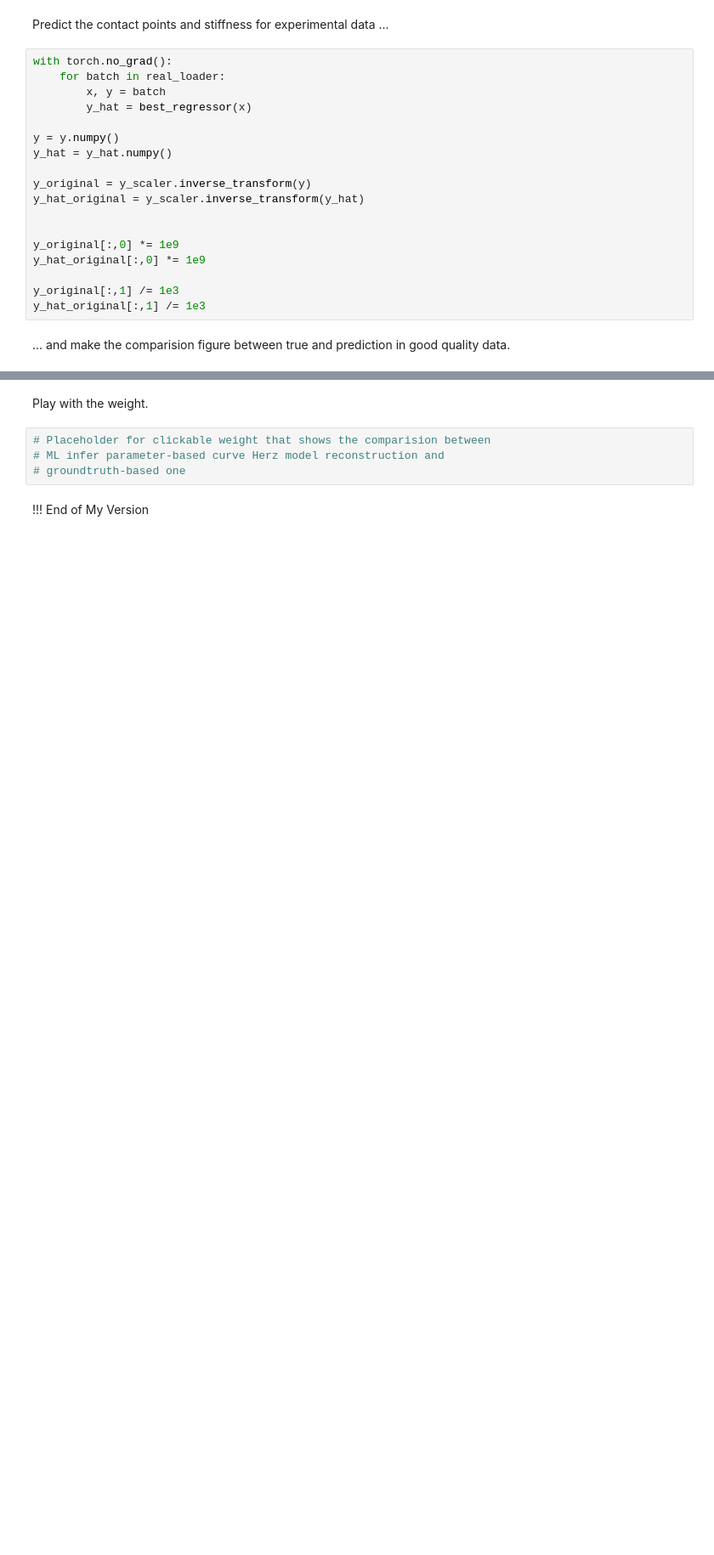
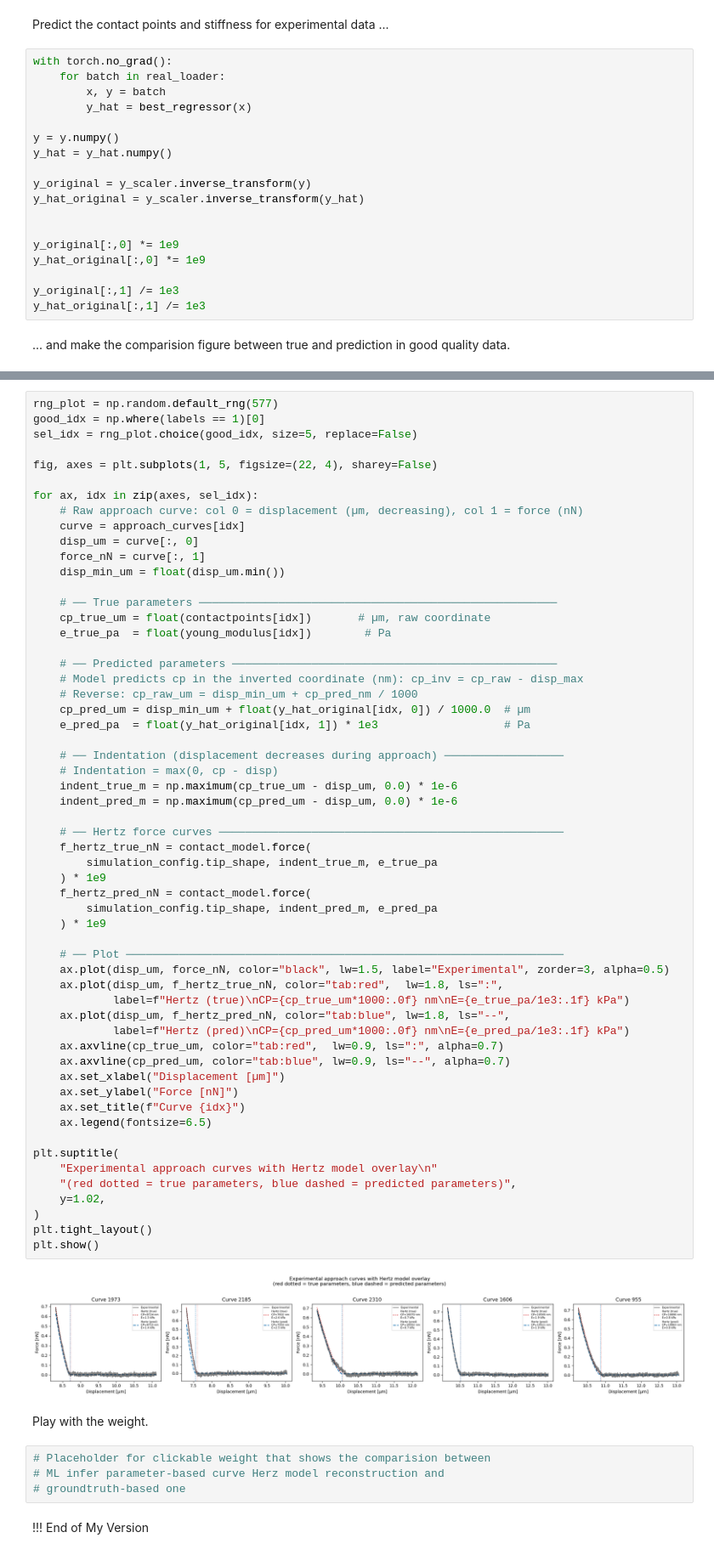
Before and after one commit to DeepTrackAI/ASAP, a Jupyter notebook: tutorials/EST/Part_3_AFM_simulation_draft_formatted.ipynb, the cells around one changed output, grey strips where cells are left out. Shown at 85% size. Cells and saved outputs as stored; diff of their text form; blank space fills up the shorter version.

```diff
--- a/tutorials/EST/Part_3_AFM_simulation_draft_formatted.ipynb
+++ b/tutorials/EST/Part_3_AFM_simulation_draft_formatted.ipynb
@@ -1700,3 +1722,62 @@ plt.show()
+# %%
+rng_plot = np.random.default_rng(577)
+good_idx = np.where(labels == 1)[0]
+sel_idx = rng_plot.choice(good_idx, size=5, replace=False)
+
+fig, axes = plt.subplots(1, 5, figsize=(22, 4), sharey=False)
+
+for ax, idx in zip(axes, sel_idx):
+    # Raw approach curve: col 0 = displacement (µm, decreasing), col 1 = force (nN)
+    curve = approach_curves[idx]
+    disp_um = curve[:, 0]
+    force_nN = curve[:, 1]
+    disp_min_um = float(disp_um.min())
+
+    # ── True parameters ──────────────────────────────────────────────────────
+    cp_true_um = float(contactpoints[idx])       # µm, raw coordinate
+    e_true_pa  = float(young_modulus[idx])        # Pa
+
+    # ── Predicted parameters ─────────────────────────────────────────────────
+    # Model predicts cp in the inverted coordinate (nm): cp_inv = cp_raw - disp_max
+    # Reverse: cp_raw_um = disp_min_um + cp_pred_nm / 1000
+    cp_pred_um = disp_min_um + float(y_hat_original[idx, 0]) / 1000.0  # µm
+    e_pred_pa  = float(y_hat_original[idx, 1]) * 1e3                   # Pa
+
+    # ── Indentation (displacement decreases during approach) ──────────────────
+    # Indentation = max(0, cp - disp)
+    indent_true_m = np.maximum(cp_true_um - disp_um, 0.0) * 1e-6
+    indent_pred_m = np.maximum(cp_pred_um - disp_um, 0.0) * 1e-6
+
+    # ── Hertz force curves ────────────────────────────────────────────────────
+    f_hertz_true_nN = contact_model.force(
+        simulation_config.tip_shape, indent_true_m, e_true_pa
+    ) * 1e9
+    f_hertz_pred_nN = contact_model.force(
+        simulation_config.tip_shape, indent_pred_m, e_pred_pa
+    ) * 1e9
+
+    # ── Plot ──────────────────────────────────────────────────────────────────
+    ax.plot(disp_um, force_nN, color="black", lw=1.5, label="Experimental", zorder=3, alpha=0.5)
+    ax.plot(disp_um, f_hertz_true_nN, color="tab:red",  lw=1.8, ls=":",
+            label=f"Hertz (true)\nCP={cp_true_um*1000:.0f} nm\nE={e_true_pa/1e3:.1f} kPa")
+    ax.plot(disp_um, f_hertz_pred_nN, color="tab:blue", lw=1.8, ls="--",
+            label=f"Hertz (pred)\nCP={cp_pred_um*1000:.0f} nm\nE={e_pred_pa/1e3:.1f} kPa")
+    ax.axvline(cp_true_um, color="tab:red",  lw=0.9, ls=":", alpha=0.7)
+    ax.axvline(cp_pred_um, color="tab:blue", lw=0.9, ls="--", alpha=0.7)
+    ax.set_xlabel("Displacement [µm]")
+    ax.set_ylabel("Force [nN]")
+    ax.set_title(f"Curve {idx}")
+    ax.legend(fontsize=6.5)
+
+plt.suptitle(
+    "Experimental approach curves with Hertz model overlay\n"
+    "(red dotted = true parameters, blue dashed = predicted parameters)",
+    y=1.02,
+)
+plt.tight_layout()
+plt.show()
+# %% [output]
+[figure, added]
 # %% [markdown]
 Play with the weight.
 # %%
```
Also changed, not shown: parts of 21 cells of this notebook, 2 other files.
